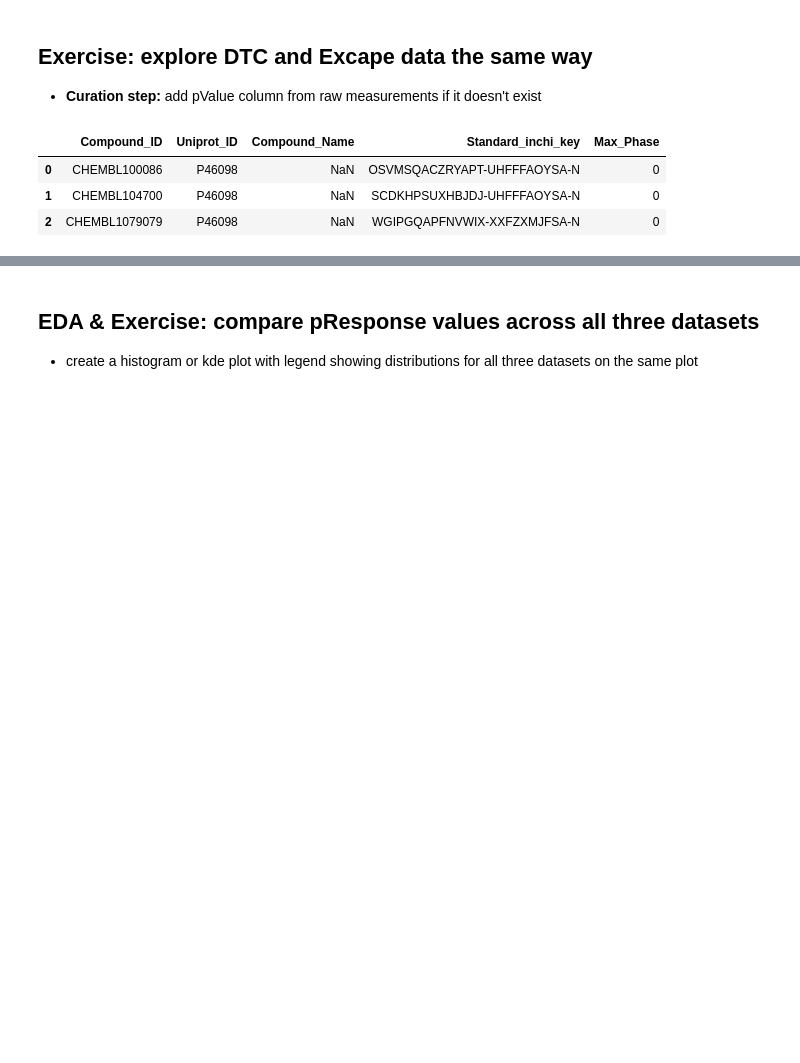
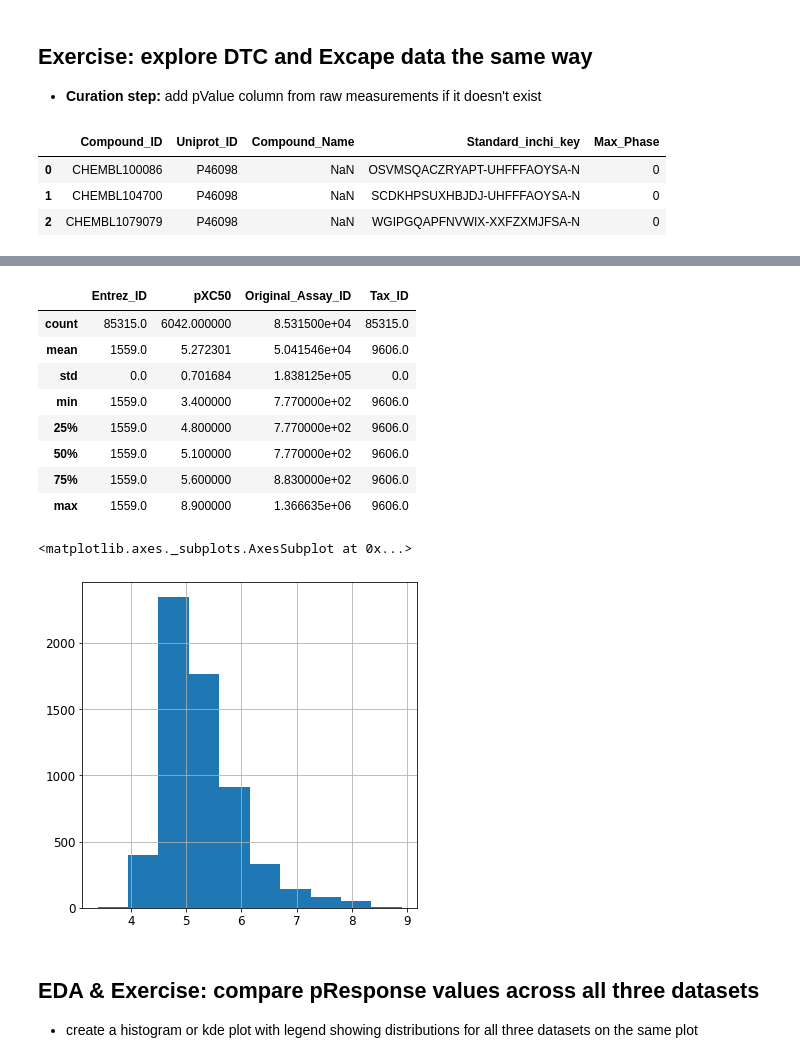
Before and after one commit to fanroyi/E4511-2021-Fan, a Jupyter notebook: CYP2C9_EDA_students.ipynb, the cells around one changed output, grey strips where cells are left out. Saved outputs shown, nothing was run; the diff lists cells and outputs as text; code cells hidden in the pictures; blank space fills up the shorter version.

```diff
--- a/CYP2C9_EDA_students.ipynb
+++ b/CYP2C9_EDA_students.ipynb
@@ -326,3 +422,19 @@ dtc.iloc[0:3, 0:5]
+# %%
+
+display(excape.describe())
+excape.pXC50.hist(figsize=(6,6))
+# %% [output]
+|  | Entrez_ID | pXC50 | Original_Assay_ID | Tax_ID |
+| count | 85315.0 | 6042.000000 | 8.531500e+04 | 85315.0 |
+| mean | 1559.0 | 5.272301 | 5.041546e+04 | 9606.0 |
+| std | 0.0 | 0.701684 | 1.838125e+05 | 0.0 |
+| min | 1559.0 | 3.400000 | 7.770000e+02 | 9606.0 |
+| 25% | 1559.0 | 4.800000 | 7.770000e+02 | 9606.0 |
+| 50% | 1559.0 | 5.100000 | 7.770000e+02 | 9606.0 |
+| 75% | 1559.0 | 5.600000 | 8.830000e+02 | 9606.0 |
+| max | 1559.0 | 8.900000 | 1.366635e+06 | 9606.0 |
+<matplotlib.axes._subplots.AxesSubplot at 0x...>
+[figure, added]
 # %% [markdown]
 ## EDA & Exercise: compare pResponse values across all three datasets
 - create a histogram or kde plot with legend showing distributions for all three datasets on the same plot
```
Also changed, not shown: parts of 23 cells of this notebook.
